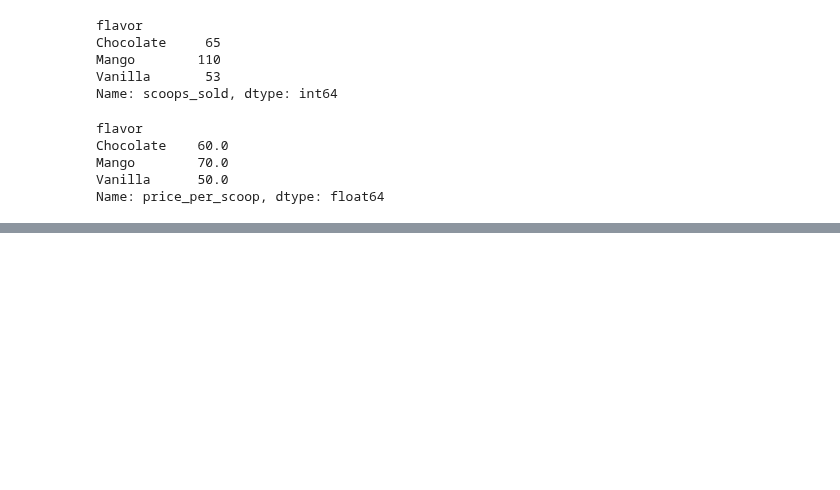
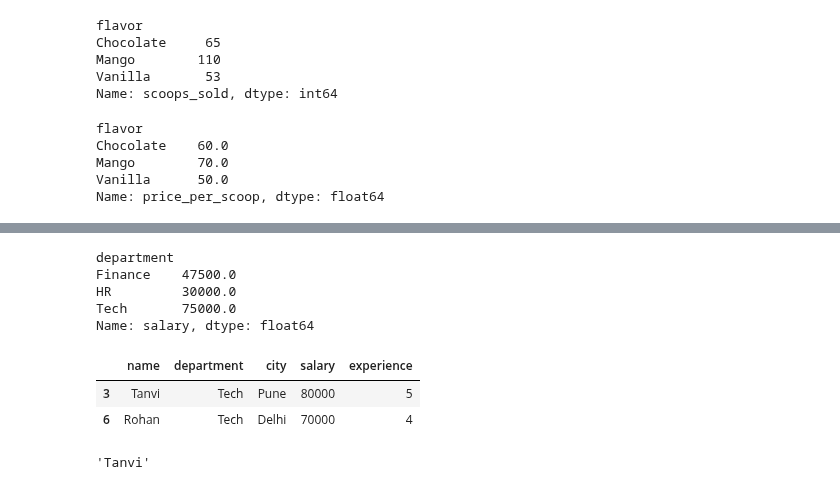
Before and after one commit to sayali-devkar/data_analysis_learning, a Jupyter notebook: pandas/practice/pandas_Basics_2.ipynb, the cells around one changed output, grey strips where cells are left out. Cells and saved outputs as stored; diff of their text form; code cells hidden in the pictures; blank space fills up the shorter version.

```diff
--- a/pandas/practice/pandas_Basics_2.ipynb
+++ b/pandas/practice/pandas_Basics_2.ipynb
@@ -456,0 +483,21 @@ Name: price_per_scoop, dtype: float64
+# %%
+#1
+df.groupby('department')['salary'].mean()
+# %% [output]
+department
+Finance    47500.0
+HR         30000.0
+Tech       75000.0
+Name: salary, dtype: float64
+# %%
+#2
+df[(df["department"] == 'Tech') & (df["experience"] > 3)]
+# %% [output]
+|  | name | department | city | salary | experience |
+| 3 | Tanvi | Tech | Pune | 80000 | 5 |
+| 6 | Rohan | Tech | Delhi | 70000 | 4 |
+# %%
+#3
+df.loc[df["salary"].idxmax(),"name"]
+# %% [output]
+'Tanvi'
```
Also changed, not shown: parts of 3 cells of this notebook.
